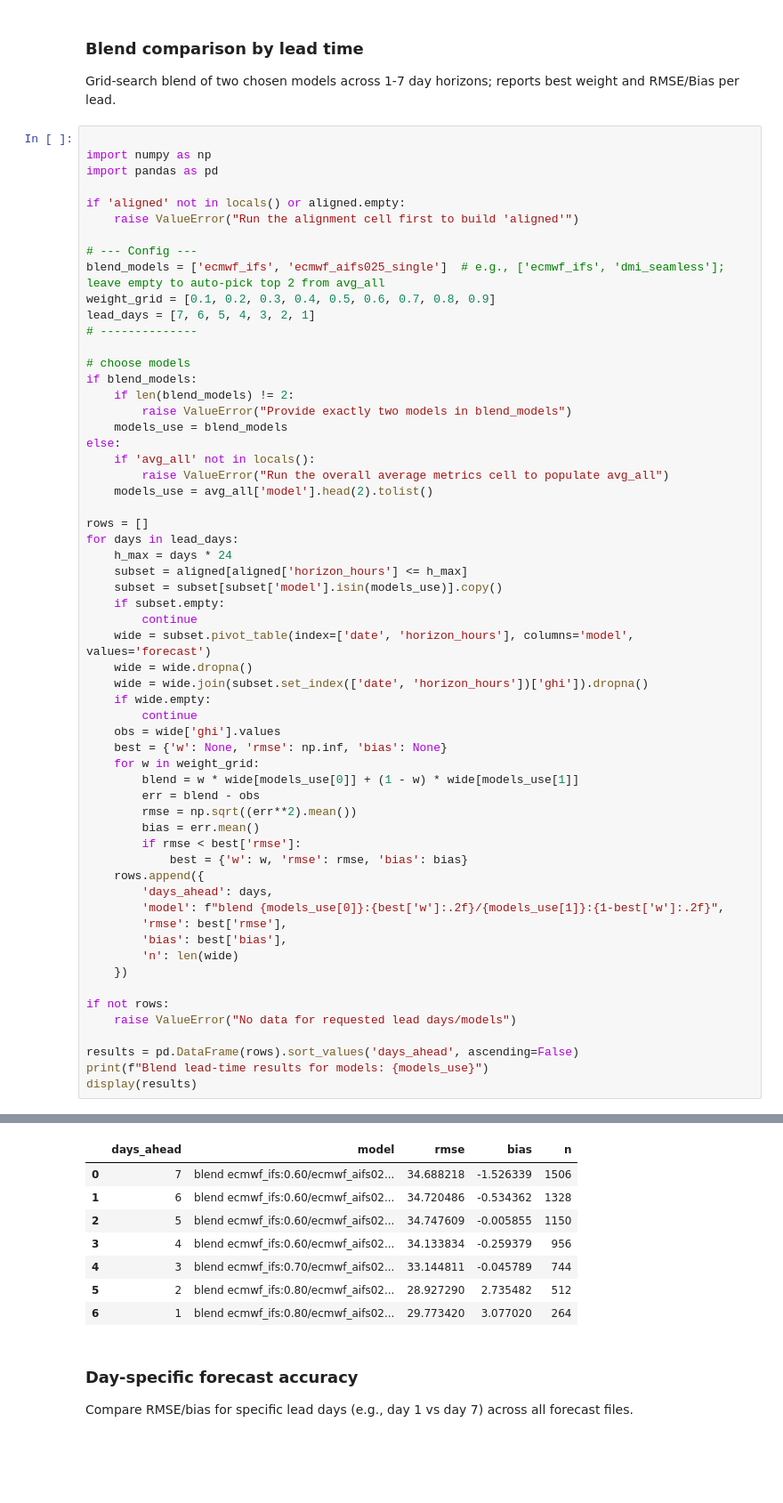
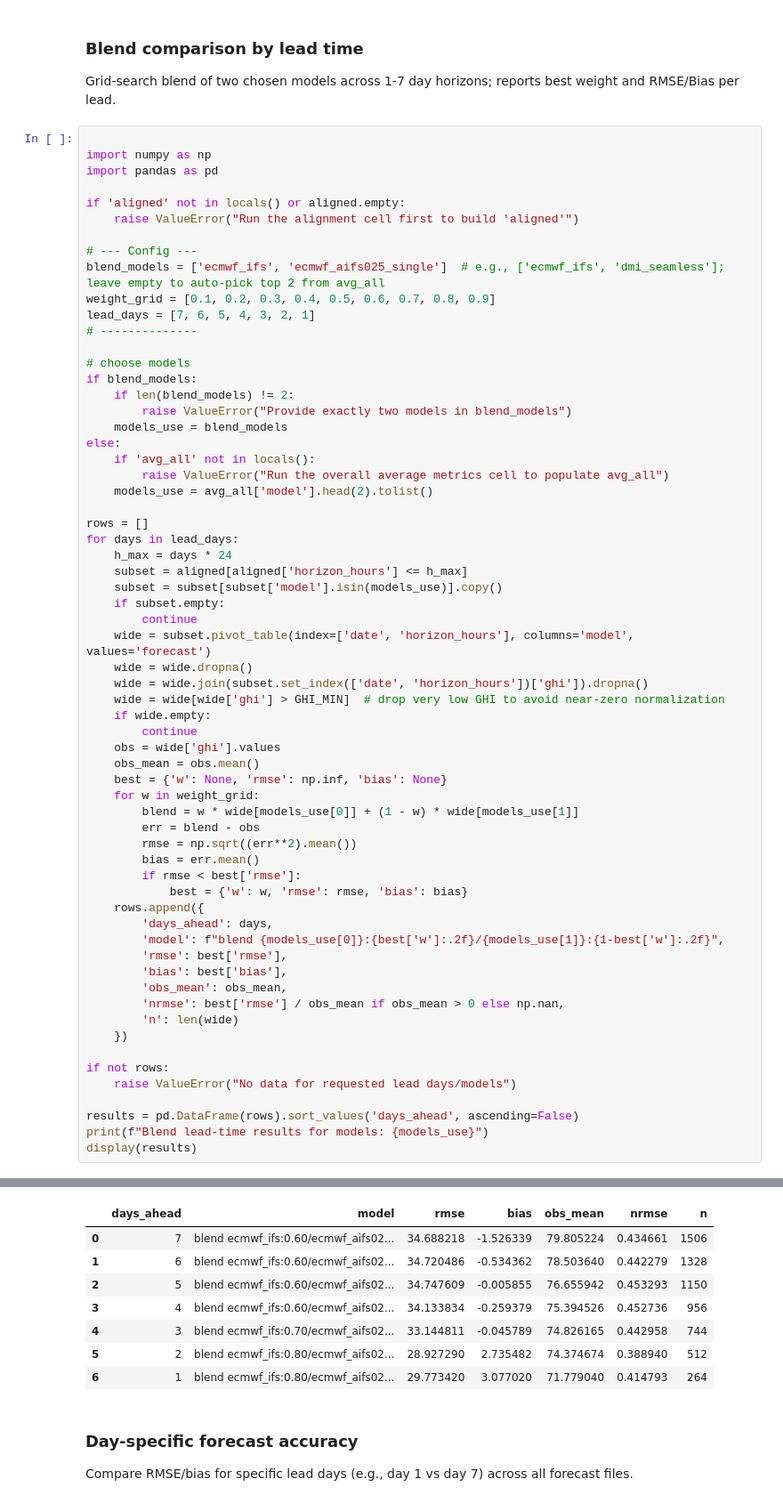
Before and after one commit to Louis2308/Solar-poster, a Jupyter notebook: Forcast_Comparison.ipynb, the cells around one changed output, grey strips where cells are left out. Shown at 89% size. Drawn from its saved outputs; the diff is of its cells as text; blank space fills up the shorter version.

```diff
--- a/Forcast_Comparison.ipynb
+++ b/Forcast_Comparison.ipynb
@@ -538,41 +538,45 @@ for days in lead_days:
     wide = subset.pivot_table(index=['date', 'horizon_hours'], columns='model', values='forecast')
     wide = wide.dropna()
     wide = wide.join(subset.set_index(['date', 'horizon_hours'])['ghi']).dropna()
+    wide = wide[wide['ghi'] > GHI_MIN]  # drop very low GHI to avoid near-zero normalization
     if wide.empty:
         continue
     obs = wide['ghi'].values
+    obs_mean = obs.mean()
     best = {'w': None, 'rmse': np.inf, 'bias': None}
     for w in weight_grid:
         blend = w * wide[models_use[0]] + (1 - w) * wide[models_use[1]]
         err = blend - obs
         rmse = np.sqrt((err**2).mean())
         bias = err.mean()
         if rmse < best['rmse']:
             best = {'w': w, 'rmse': rmse, 'bias': bias}
     rows.append({
         'days_ahead': days,
         'model': f"blend {models_use[0]}:{best['w']:.2f}/{models_use[1]}:{1-best['w']:.2f}",
         'rmse': best['rmse'],
         'bias': best['bias'],
+        'obs_mean': obs_mean,
+        'nrmse': best['rmse'] / obs_mean if obs_mean > 0 else np.nan,
         'n': len(wide)
     })
 
 if not rows:
     raise ValueError("No data for requested lead days/models")
 
 results = pd.DataFrame(rows).sort_values('days_ahead', ascending=False)
 print(f"Blend lead-time results for models: {models_use}")
 display(results)
 # %% [output]
 Blend lead-time results for models: ['ecmwf_ifs', 'ecmwf_aifs025_single']
-|  | days_ahead | model | rmse | bias | n |
-| 0 | 7 | blend ecmwf_ifs:0.60/ecmwf_aifs02... | 34.688218 | -1.526339 | 1506 |
-| 1 | 6 | blend ecmwf_ifs:0.60/ecmwf_aifs02... | 34.720486 | -0.534362 | 1328 |
-| 2 | 5 | blend ecmwf_ifs:0.60/ecmwf_aifs02... | 34.747609 | -0.005855 | 1150 |
-| 3 | 4 | blend ecmwf_ifs:0.60/ecmwf_aifs02... | 34.133834 | -0.259379 | 956 |
-| 4 | 3 | blend ecmwf_ifs:0.70/ecmwf_aifs02... | 33.144811 | -0.045789 | 744 |
-| 5 | 2 | blend ecmwf_ifs:0.80/ecmwf_aifs02... | 28.927290 | 2.735482 | 512 |
-| 6 | 1 | blend ecmwf_ifs:0.80/ecmwf_aifs02... | 29.773420 | 3.077020 | 264 |
+|  | days_ahead | model | rmse | bias | obs_mean | nrmse | n |
+| 0 | 7 | blend ecmwf_ifs:0.60/ecmwf_aifs02... | 34.688218 | -1.526339 | 79.805224 | 0.434661 | 1506 |
+| 1 | 6 | blend ecmwf_ifs:0.60/ecmwf_aifs02... | 34.720486 | -0.534362 | 78.503640 | 0.442279 | 1328 |
+| 2 | 5 | blend ecmwf_ifs:0.60/ecmwf_aifs02... | 34.747609 | -0.005855 | 76.655942 | 0.453293 | 1150 |
+| 3 | 4 | blend ecmwf_ifs:0.60/ecmwf_aifs02... | 34.133834 | -0.259379 | 75.394526 | 0.452736 | 956 |
+| 4 | 3 | blend ecmwf_ifs:0.70/ecmwf_aifs02... | 33.144811 | -0.045789 | 74.826165 | 0.442958 | 744 |
+| 5 | 2 | blend ecmwf_ifs:0.80/ecmwf_aifs02... | 28.927290 | 2.735482 | 74.374674 | 0.388940 | 512 |
+| 6 | 1 | blend ecmwf_ifs:0.80/ecmwf_aifs02... | 29.773420 | 3.077020 | 71.779040 | 0.414793 | 264 |
 # %% [markdown]
 
 ### Day-specific forecast accuracy
```
